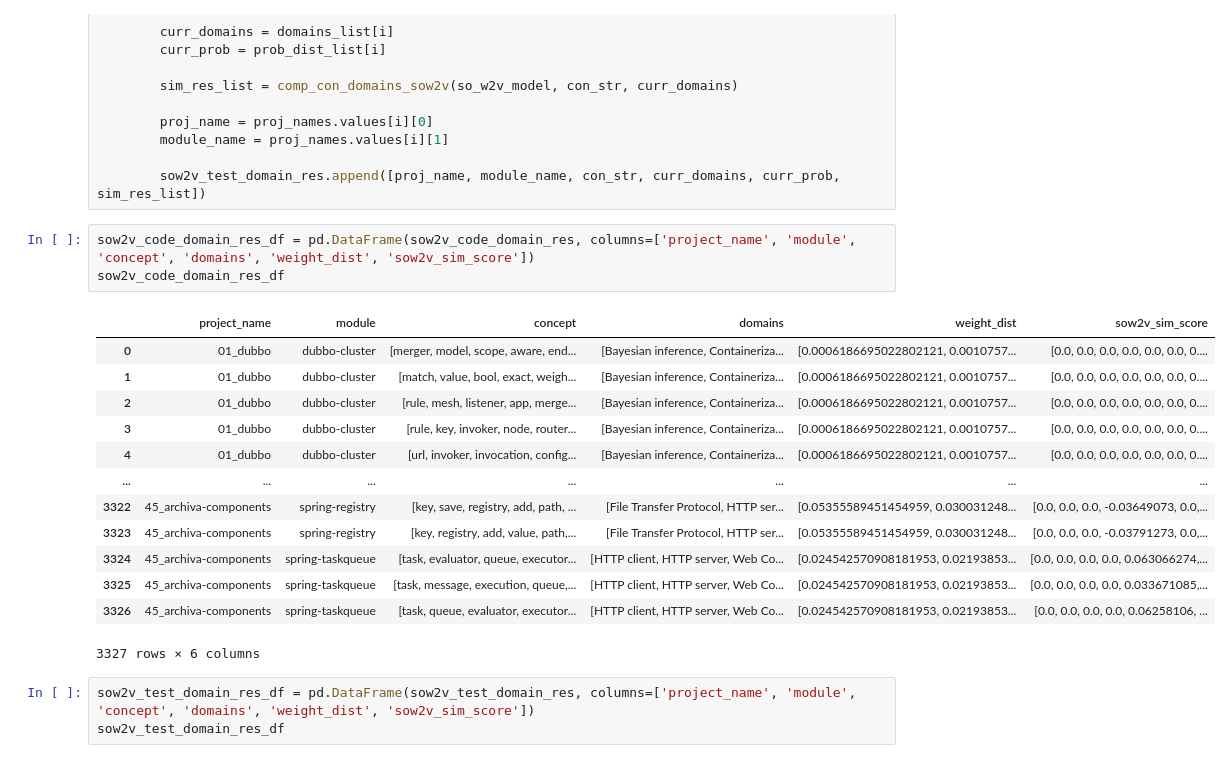
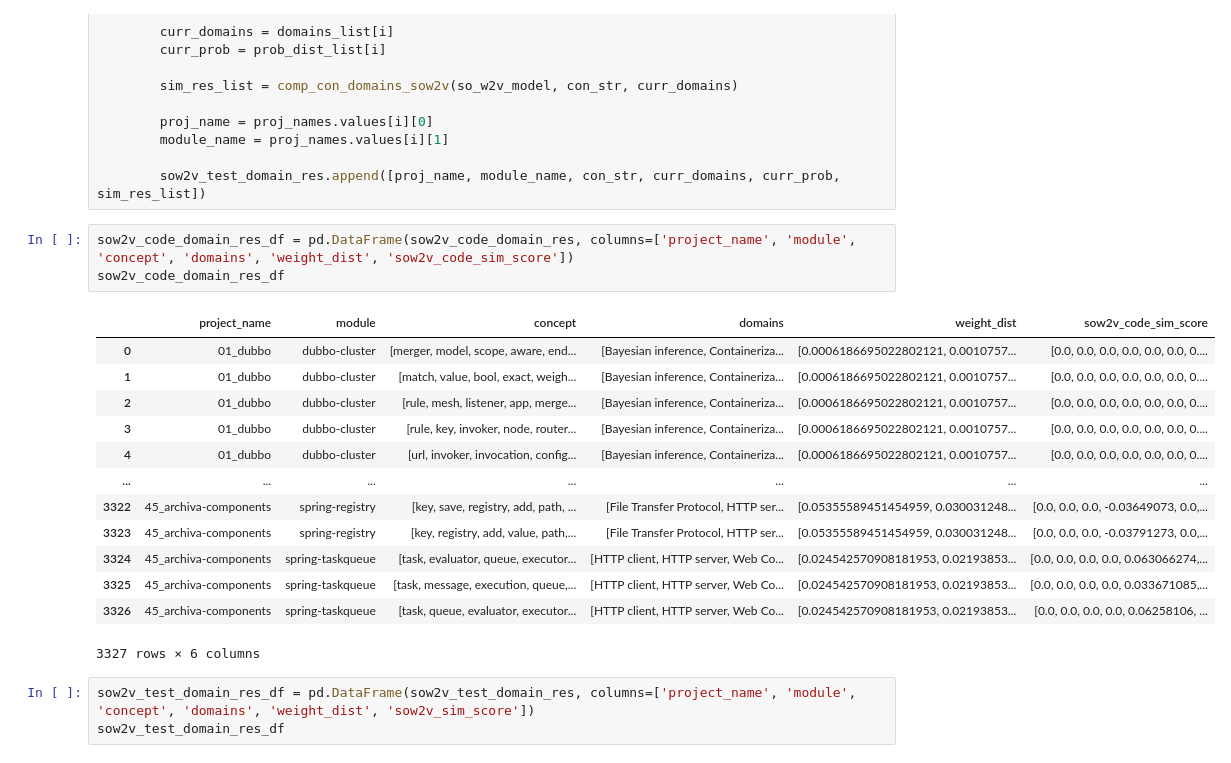
Before and after one commit to zakipauzi/concept-domain-coverage, a Jupyter notebook: 2_topic_ad_matching_embeddings.ipynb, the cells around one changed output. Cells and saved outputs as stored; diff of their text form.

Commit message:
code test sim scores done

```diff
--- a/2_topic_ad_matching_embeddings.ipynb
+++ b/2_topic_ad_matching_embeddings.ipynb
@@ -241,10 +242,10 @@ for i, con in enumerate(test_concept_list):
 
         sow2v_test_domain_res.append([proj_name, module_name, con_str, curr_domains, curr_prob, sim_res_list])
 # %%
-sow2v_code_domain_res_df = pd.DataFrame(sow2v_code_domain_res, columns=['project_name', 'module', 'concept', 'domains', 'weight_dist', 'sow2v_sim_score'])
+sow2v_code_domain_res_df = pd.DataFrame(sow2v_code_domain_res, columns=['project_name', 'module', 'concept', 'domains', 'weight_dist', 'sow2v_code_sim_score'])
 sow2v_code_domain_res_df
 # %% [output]
-|  | project_name | module | concept | domains | weight_dist | sow2v_sim_score |
+|  | project_name | module | concept | domains | weight_dist | sow2v_code_sim_score |
 | 0 | 01_dubbo | dubbo-cluster | [merger, model, scope, aware, end... | [Bayesian inference, Containeriza... | [0.0006186695022802121, 0.0010757... | [0.0, 0.0, 0.0, 0.0, 0.0, 0.0, 0.... |
 | 1 | 01_dubbo | dubbo-cluster | [match, value, bool, exact, weigh... | [Bayesian inference, Containeriza... | [0.0006186695022802121, 0.0010757... | [0.0, 0.0, 0.0, 0.0, 0.0, 0.0, 0.... |
 | 2 | 01_dubbo | dubbo-cluster | [rule, mesh, listener, app, merge... | [Bayesian inference, Containeriza... | [0.0006186695022802121, 0.0010757... | [0.0, 0.0, 0.0, 0.0, 0.0, 0.0, 0.... |
```
Also changed, not shown: parts of 25 cells of this notebook, 5 other files.
